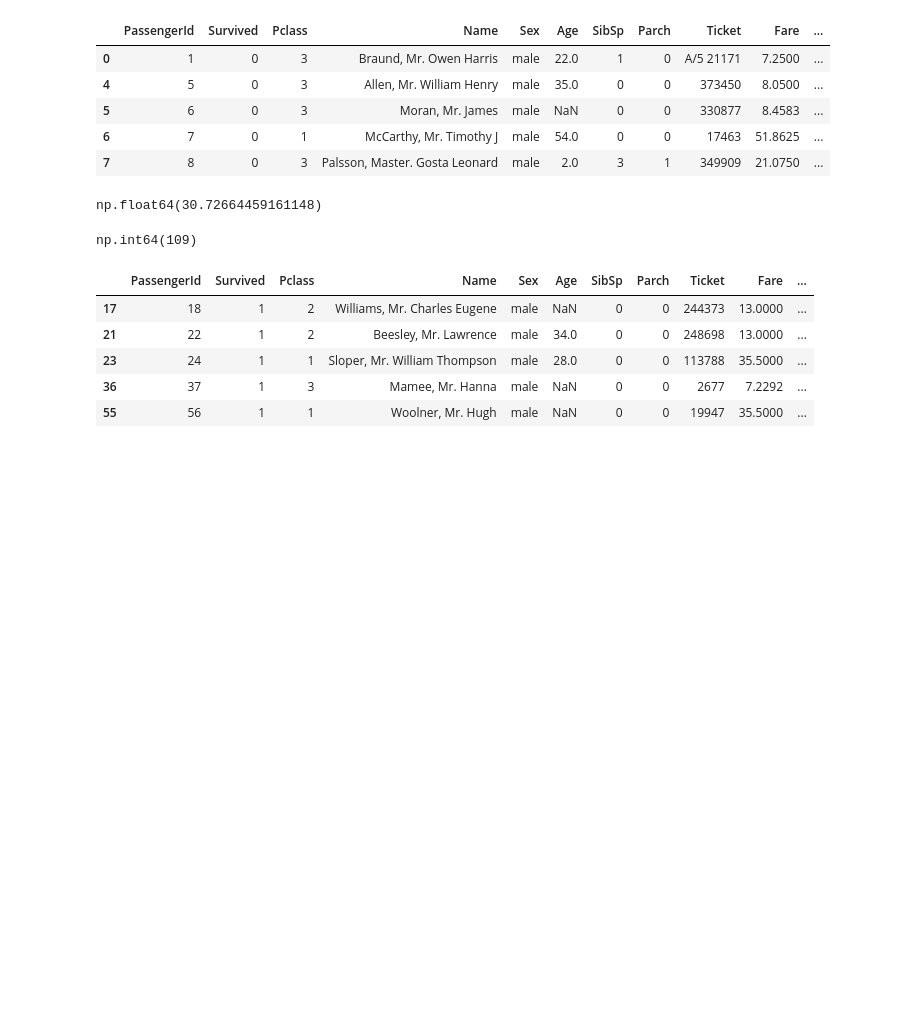
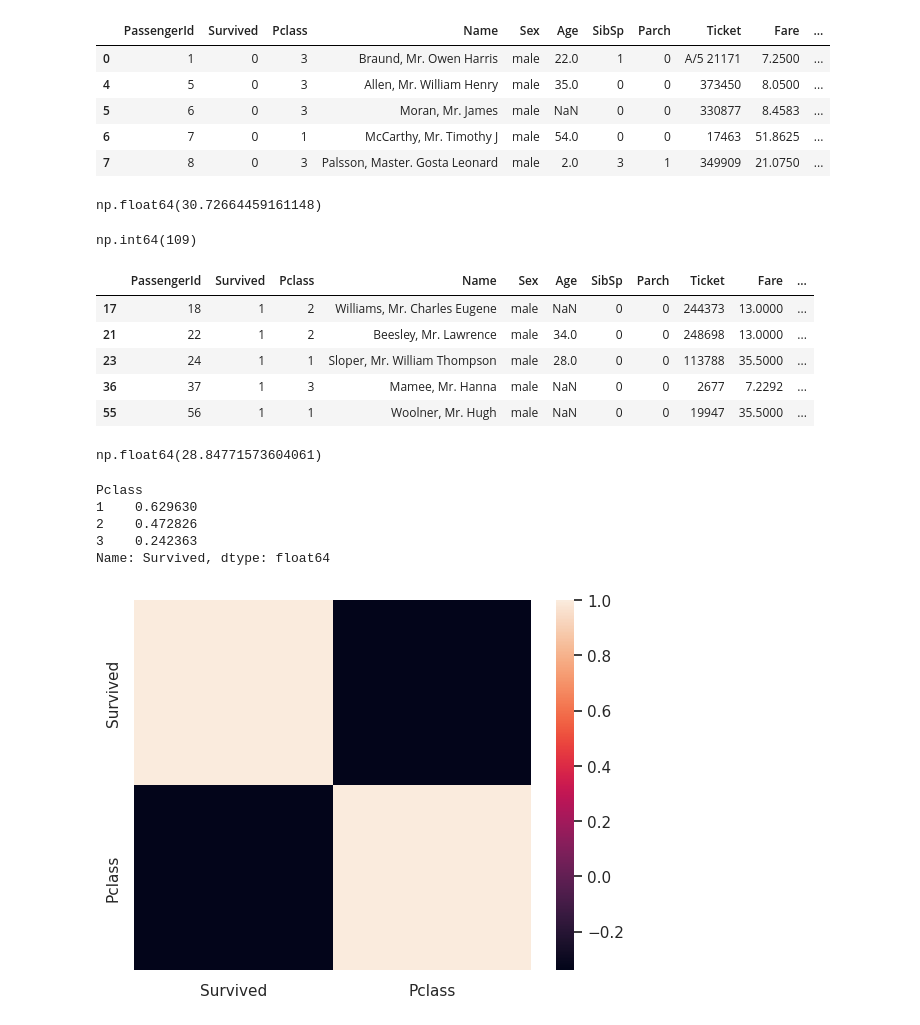
Before and after one commit to raphaelramosds/dc, a Jupyter notebook: Aulas/Aula08/notebook_aula08.ipynb, the cells around one changed output. Saved outputs shown, nothing was run; the diff lists cells and outputs as text; code cells hidden in the pictures; blank space fills up the shorter version.

```diff
--- a/Aulas/Aula08/notebook_aula08.ipynb
+++ b/Aulas/Aula08/notebook_aula08.ipynb
@@ -840,9 +846,29 @@ df.loc[(df['Sex']=='male') & (df['Survived']==1)].head()
 | 55 | 56 | 1 | 1 | Woolner, Mr. Hugh | male | NaN | 0 | 0 | 19947 | 35.5000 | ... |
 # %%
 # Obtenha a idade média dos passageiro da sexo feminino que sobreviveram ao naufrágio
+df.loc[ (df['Sex'] == 'female') & (df['Survived'] == 1), 'Age'].mean()
+# %% [output]
+np.float64(28.84771573604061)
 # %%
 # Calcule o percentual de sobreviventes por classe de passageiro (Pclass = 1, 2, 3)
+
+# Solução 1: calculando o percentual com apply
+# df.groupby(by=['Pclass']).apply(lambda row : row['Survived'].sum() / row['Survived'].count())
+
+# Solução 2: utilizando a média
+df.groupby(by = ['Pclass'])['Survived'].mean()
+# %% [output]
+Pclass
+1    0.629630
+2    0.472826
+3    0.242363
+Name: Survived, dtype: float64
 # %%
 # Verifique se há uma correlação entre sobrevivência (Survived) e a classe do passageiro (Pclass)
 # Survived = 1 ; Sobrevivieu
 # Survived = 0 ; Não Sobrevivieu
+df_survived_pclass = df[['Survived', 'Pclass']].copy()
+
+ax = sns.heatmap(df_survived_pclass.corr())
+# %% [output]
+[figure, added]
```
Also changed, not shown: parts of 36 cells of this notebook.
